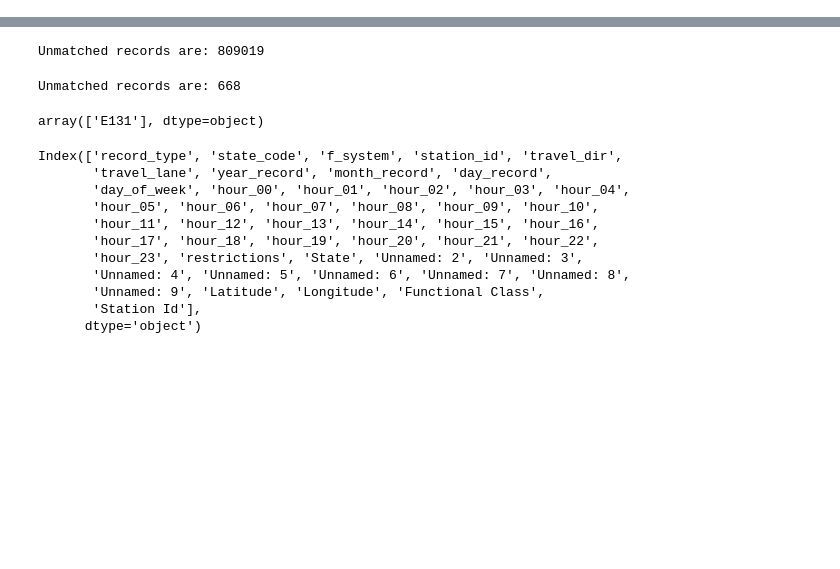
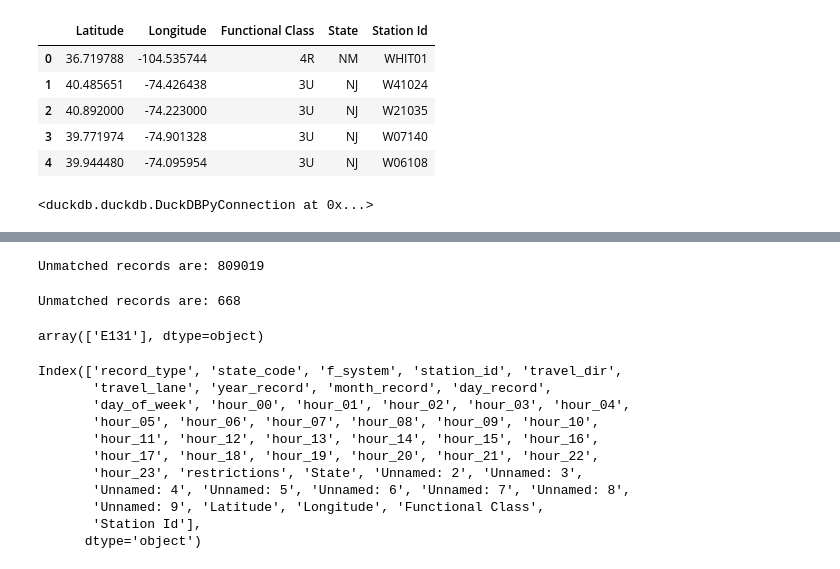
Before and after one commit to Bhavya-Budhia/TruckParking, a Jupyter notebook: cong_speed.ipynb, the cells around one changed output, grey strips where cells are left out. Cells and saved outputs as stored; diff of their text form; code cells hidden in the pictures; blank space fills up the shorter version.

```diff
--- a/cong_speed.ipynb
+++ b/cong_speed.ipynb
@@ -159,0 +161,18 @@ traffic_df = pd.DataFrame()
+# %%
+con.execute("""select *
+               from sensor_loc limit 5""").df()
+# %% [output]
+|  | Latitude | Longitude | Functional Class | State | Station Id |
+| 0 | 36.719788 | -104.535744 | 4R | NM | WHIT01 |
+| 1 | 40.485651 | -74.426438 | 3U | NJ | W41024 |
+| 2 | 40.892000 | -74.223000 | 3U | NJ | W21035 |
+| 3 | 39.771974 | -74.901328 | 3U | NJ | W07140 |
+| 4 | 39.944480 | -74.095954 | 3U | NJ | W06108 |
+# %%
+con.execute('ALTER TABLE traffic_unmatched DROP COLUMN Latitude')
+con.execute('ALTER TABLE traffic_unmatched DROP COLUMN Longitude')
+con.execute('ALTER TABLE traffic_unmatched DROP COLUMN "Functional Class"')
+con.execute('ALTER TABLE traffic_unmatched DROP COLUMN State_1')
+con.execute('ALTER TABLE traffic_unmatched DROP COLUMN "Station Id"')
+# %% [output]
+<duckdb.duckdb.DuckDBPyConnection at 0x...>
```
Also changed, not shown: parts of 16 cells of this notebook.
